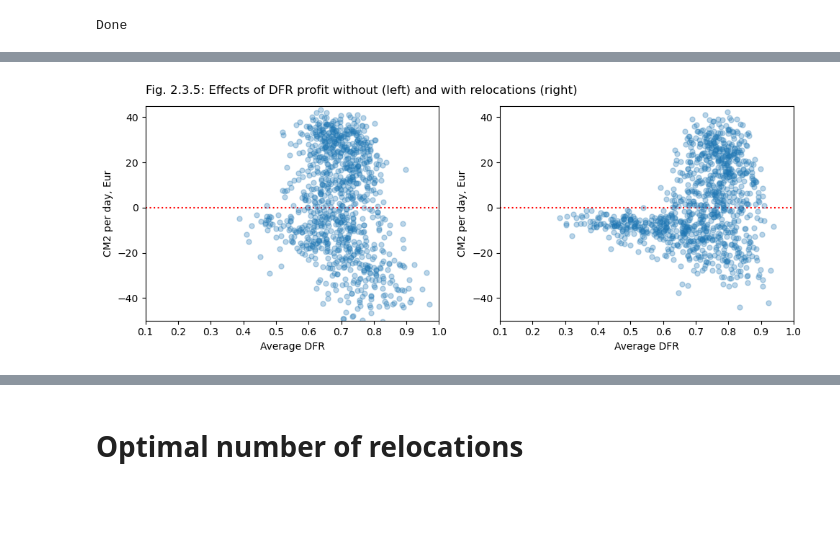
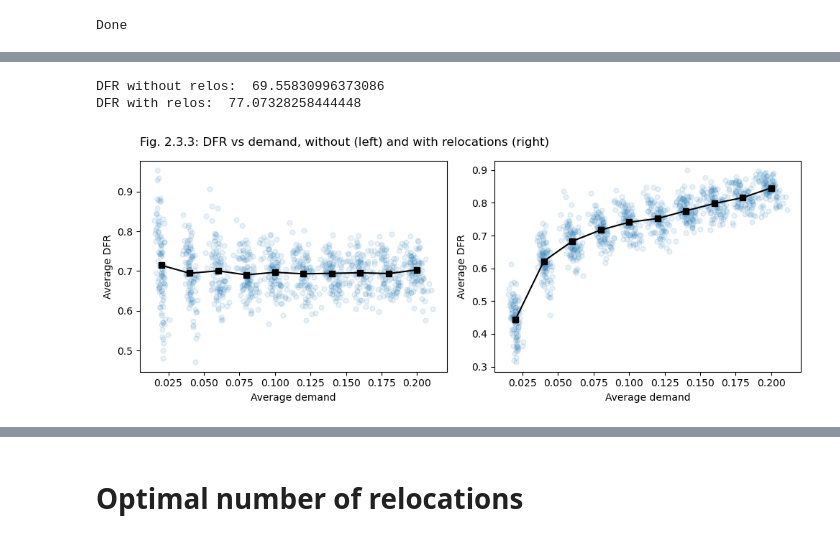
Before and after one commit to khakhalin/carsharing101, a Jupyter notebook: scripts/02relos_02stations.ipynb, the cells around one changed output, grey strips where cells are left out. Drawn from its saved outputs; the diff is of its cells as text; code cells hidden in the pictures; blank space fills up the shorter version.

Commit message:
Relo stations done. Started optimal relos

```diff
--- a/scripts/02relos_02stations.ipynb
+++ b/scripts/02relos_02stations.ipynb
@@ -75,8 +74,13 @@ def run_model(cfg):
     # "state" is a simple vector listing the number of cars at each station.
     # In this model we don't really trace individual cars (yet).
 
-    #state = np.array([n_cars // n_stations]*n_stations) # Case of cars being distributed uniformly
-    state = np.array([cfg.n_cars] + [0]*(n_stations-1)) # Case of all cars injected in the hot tile
+    if cfg.start_condition == "uniform":
+        state = np.array([cfg.n_cars // cfg.n_stations]*n_stations) # Case of cars being distributed uniformly
+        state[0] = state[0] + (cfg.n_cars - sum(state))  # Correction in case division failed us
+    elif cfg.start_condition == "hot":
+        state = np.array([cfg.n_cars] + [0]*(n_stations-1)) # Case of all cars injected in the hot tile
+    else:
+        raise("Unrecognize starting condition")
     state[0] = cfg.n_cars - state[1:].sum() # Make sure the total n_cars is right (fix rounding errors, if any)
     state_history = np.zeros(shape=(cfg.n_steps_per_experiment, n_stations)) # Will only remember one run
 
@@ -179,7 +183,8 @@ print("Done")
 Done
 # %%
 # Sxperiment 1 : Stations, no relos
-cfg = get_config('stations', relo_period=1e9)  # 1e9 is basically infinity
+cfg = get_config('linear', relo_period=1e9, n_stations=10, n_cars=20)  # 1e9 is basically infinity
+print("Settings: ", cfg)
 out = run_model(cfg)
 flatten_outputs(out, cfg)
 relo_effect_pic(out, cfg, title="Fig. 2.3.1: Fleet, Revenue, and Profit across stations, NO relocations")
@@ -192,6 +198,7 @@ Average CM2/day: -149.52549999999678
 # %%
 # now with relocations
-cfg2 = get_config('stations', relo_period=50)
+cfg2 = get_config('linear', relo_period=30, n_stations=10, n_cars=20)
+print("Settings: ", cfg2)
 out2 = run_model(cfg2)
 flatten_outputs(out2, cfg2)
 relo_effect_pic(out2, cfg2, title="Fig. 2.3.2: Fleet, Revenue, and Profit across stations, with relocations")
@@ -228,26 +212,29 @@ Average CM2/day: 14.71450000000606
+# %%
+print("DFR without relos: ", out.n_rentals.sum()/out.n_apps.sum()*100)
+print("DFR with relos: ", out2.n_rentals.sum()/out2.n_apps.sum()*100)
+# %% [output]
+DFR without relos:  69.55830996373086
+DFR with relos:  77.07328258444448
 # %%
 # DFR
 
+def dfr_plot(out):
+    plt.plot(out.flat_demand, out.flat_dfr, '.', alpha=0.1, markersize=10)
+    plt.plot(cfg.demand, (out.n_rentals/out.n_apps.clip(1,None)).mean(axis=0), 'ks-')
+    plt.xlabel("Average demand")
+    plt.ylabel("Average DFR");
+
+
 plt.figure(figsize=(10,4));
 plt.subplot(121)
-plt.title("Fig. 2.3.5: Effects of DFR profit without (left) and with relocations (right)", loc='left', pad=12)
-plt.axhline(0, color='red', linestyle=':')
-plt.plot(out3.flat_dfr, out3.flat_cm2, '.', alpha=0.3, markersize=10)
-plt.xlabel("Average DFR")
-plt.ylabel("CM2 per day, Eur");
-plt.xlim([0.1, 1])
-plt.ylim([-50, 45])
+plt.title("Fig. 2.3.3: DFR vs demand, without (left) and with relocations (right)", loc='left', pad=15)
+dfr_plot(out)
 
 plt.subplot(122)
-plt.axhline(0, color='red', linestyle=':')
-plt.plot(out4.flat_dfr, out4.flat_cm2, '.', alpha=0.3, markersize=10)
-plt.xlabel("Average DFR")
-plt.ylabel("CM2 per day, Eur");
-plt.xlim([0.1, 1])
-plt.ylim([-50, 45])
+dfr_plot(out2)
 
 plt.tight_layout()
 
-plt.savefig(f"../figures/02relos_03stations_05dfr.svg", dpi=300)
+plt.savefig(f"../figures/02relos_03stations_03dfr.svg", dpi=300)
 # %% [output]
-[figure, old version]
+[figure, new version]
```
Also changed, not shown: parts of 11 cells of this notebook, 12 other files.
